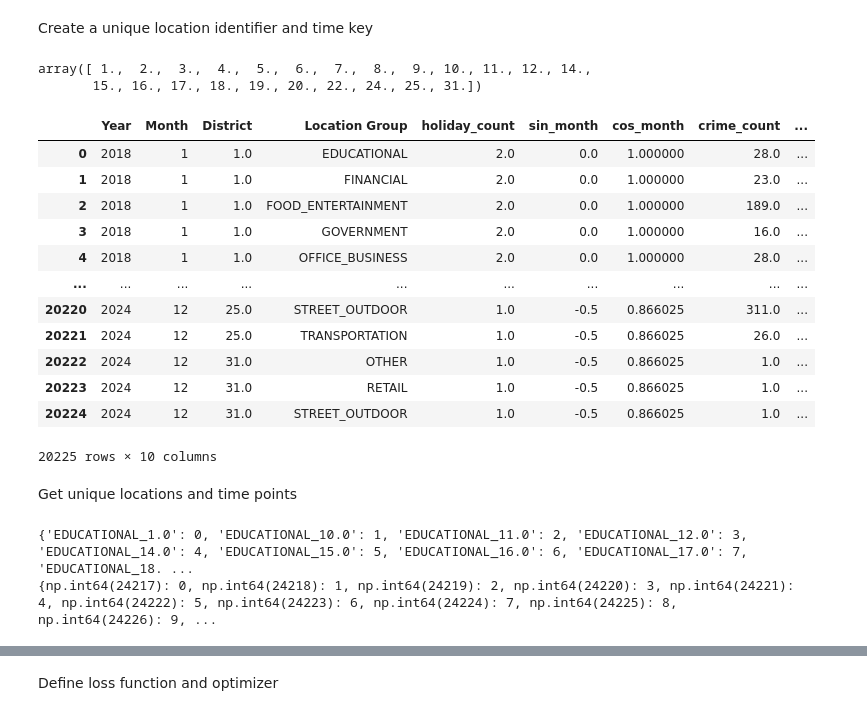
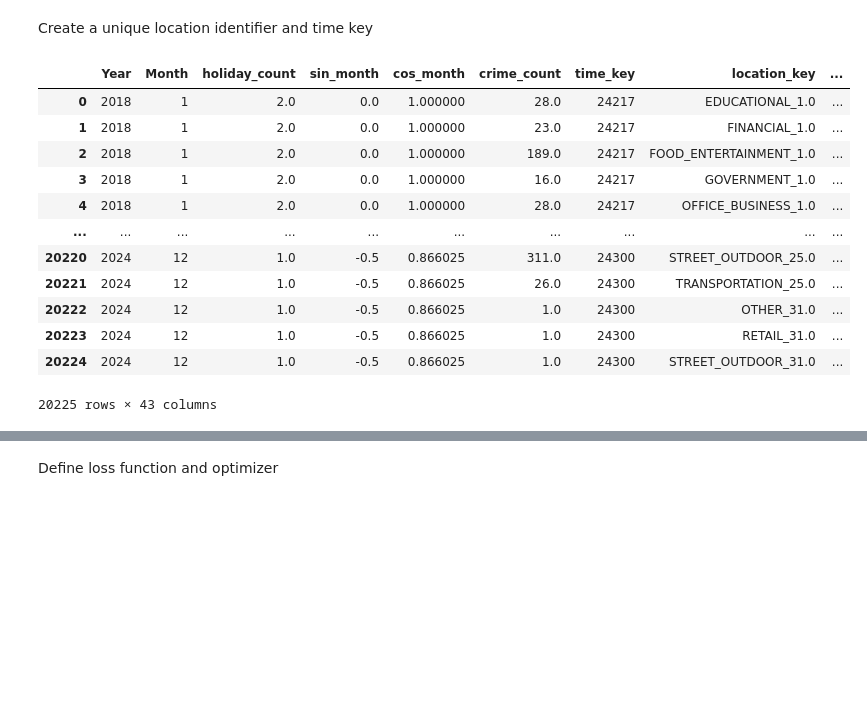
Before and after one commit to Lemonziz/IT5006Project, a Jupyter notebook: lstm_time_location.ipynb, the cells around one changed output, grey strips where cells are left out. Drawn from its saved outputs; the diff is of its cells as text; code cells hidden in the pictures; blank space fills up the shorter version.

```diff
--- a/lstm_time_location.ipynb
+++ b/lstm_time_location.ipynb
@@ -39,42 +24,25 @@ data
 # %% [markdown]
 Create a unique location identifier and time key
-# %%
-data["District"].unique()
-# %% [output]
-array([ 1.,  2.,  3.,  4.,  5.,  6.,  7.,  8.,  9., 10., 11., 12., 14.,
-       15., 16., 17., 18., 19., 20., 22., 24., 25., 31.])
 # %%
+data = pd.read_csv("./data/rnn_full_data.csv")
 data["time_key"] = data["Year"] * 12 + data["Month"]
 data["location_key"] = data["Location Group"] + "_" + data["District"].astype(str)
+data = pd.get_dummies(data, columns=["Location Group", "District"])
+location2idx = {location: i for i, location in enumerate(data["location_key"].unique())}
+time2idx = {time: i for i, time in enumerate(data["time_key"].unique())}
+data["location_id"] = data["location_key"].map(location2idx)
 data
 # %% [output]
-|  | Year | Month | District | Location Group | holiday_count | sin_month | cos_month | crime_count | ... |
-| 0 | 2018 | 1 | 1.0 | EDUCATIONAL | 2.0 | 0.0 | 1.000000 | 28.0 | ... |
-| 1 | 2018 | 1 | 1.0 | FINANCIAL | 2.0 | 0.0 | 1.000000 | 23.0 | ... |
-| 2 | 2018 | 1 | 1.0 | FOOD_ENTERTAINMENT | 2.0 | 0.0 | 1.000000 | 189.0 | ... |
-| 3 | 2018 | 1 | 1.0 | GOVERNMENT | 2.0 | 0.0 | 1.000000 | 16.0 | ... |
-| 4 | 2018 | 1 | 1.0 | OFFICE_BUSINESS | 2.0 | 0.0 | 1.000000 | 28.0 | ... |
+|  | Year | Month | holiday_count | sin_month | cos_month | crime_count | time_key | location_key | ... |
+| 0 | 2018 | 1 | 2.0 | 0.0 | 1.000000 | 28.0 | 24217 | EDUCATIONAL_1.0 | ... |
+| 1 | 2018 | 1 | 2.0 | 0.0 | 1.000000 | 23.0 | 24217 | FINANCIAL_1.0 | ... |
+| 2 | 2018 | 1 | 2.0 | 0.0 | 1.000000 | 189.0 | 24217 | FOOD_ENTERTAINMENT_1.0 | ... |
+| 3 | 2018 | 1 | 2.0 | 0.0 | 1.000000 | 16.0 | 24217 | GOVERNMENT_1.0 | ... |
+| 4 | 2018 | 1 | 2.0 | 0.0 | 1.000000 | 28.0 | 24217 | OFFICE_BUSINESS_1.0 | ... |
 | ... | ... | ... | ... | ... | ... | ... | ... | ... | ... |
-| 20220 | 2024 | 12 | 25.0 | STREET_OUTDOOR | 1.0 | -0.5 | 0.866025 | 311.0 | ... |
-| 20221 | 2024 | 12 | 25.0 | TRANSPORTATION | 1.0 | -0.5 | 0.866025 | 26.0 | ... |
-| 20222 | 2024 | 12 | 31.0 | OTHER | 1.0 | -0.5 | 0.866025 | 1.0 | ... |
-| 20223 | 2024 | 12 | 31.0 | RETAIL | 1.0 | -0.5 | 0.866025 | 1.0 | ... |
-| 20224 | 2024 | 12 | 31.0 | STREET_OUTDOOR | 1.0 | -0.5 | 0.866025 | 1.0 | ... |
+| 20220 | 2024 | 12 | 1.0 | -0.5 | 0.866025 | 311.0 | 24300 | STREET_OUTDOOR_25.0 | ... |
+| 20221 | 2024 | 12 | 1.0 | -0.5 | 0.866025 | 26.0 | 24300 | TRANSPORTATION_25.0 | ... |
+| 20222 | 2024 | 12 | 1.0 | -0.5 | 0.866025 | 1.0 | 24300 | OTHER_31.0 | ... |
+| 20223 | 2024 | 12 | 1.0 | -0.5 | 0.866025 | 1.0 | 24300 | RETAIL_31.0 | ... |
+| 20224 | 2024 | 12 | 1.0 | -0.5 | 0.866025 | 1.0 | 24300 | STREET_OUTDOOR_31.0 | ... |
-20225 rows × 10 columns
+20225 rows × 43 columns
-# %% [markdown]
-Get unique locations and time points
-# %%
-locations = data["location_key"].unique()
-locations.sort()
-cat_size = len(locations)
-time_points = sorted(data["time_key"].unique())
-n_time = len(time_points)
-location_map = {location: i for i, location in enumerate(locations)}
-time_map = {time_point: i for i, time_point in enumerate(time_points)}
-data["location_id"] = data["location_key"].map(location_map)
-data["time_id"] = data["time_key"].map(time_map)
-print(location_map)
-print(time_map)
-# %% [output]
-{'EDUCATIONAL_1.0': 0, 'EDUCATIONAL_10.0': 1, 'EDUCATIONAL_11.0': 2, 'EDUCATIONAL_12.0': 3, 'EDUCATIONAL_14.0': 4, 'EDUCATIONAL_15.0': 5, 'EDUCATIONAL_16.0': 6, 'EDUCATIONAL_17.0': 7, 'EDUCATIONAL_18. ...
-{np.int64(24217): 0, np.int64(24218): 1, np.int64(24219): 2, np.int64(24220): 3, np.int64(24221): 4, np.int64(24222): 5, np.int64(24223): 6, np.int64(24224): 7, np.int64(24225): 8, np.int64(24226): 9, ...
```
Also changed, not shown: parts of 40 cells of this notebook, 3 other files.
